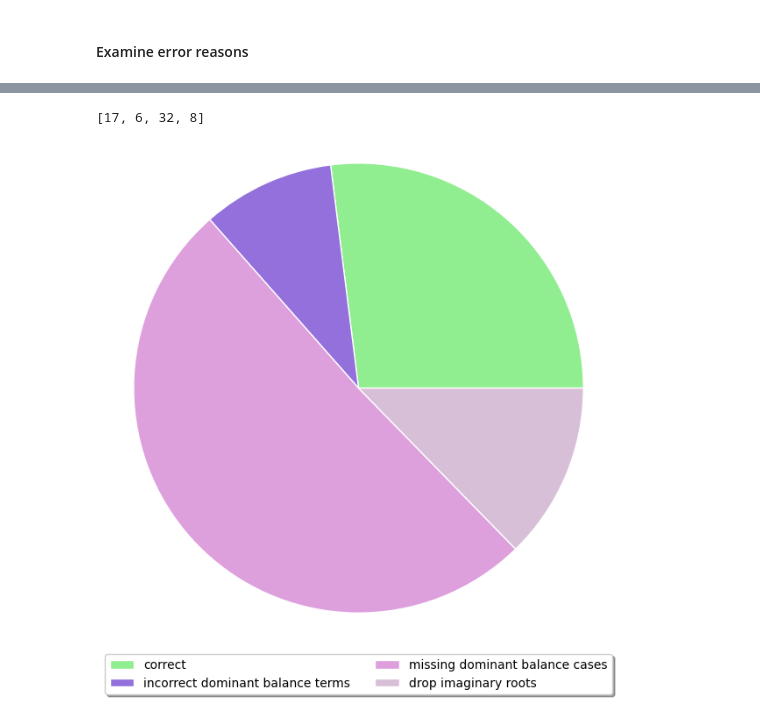
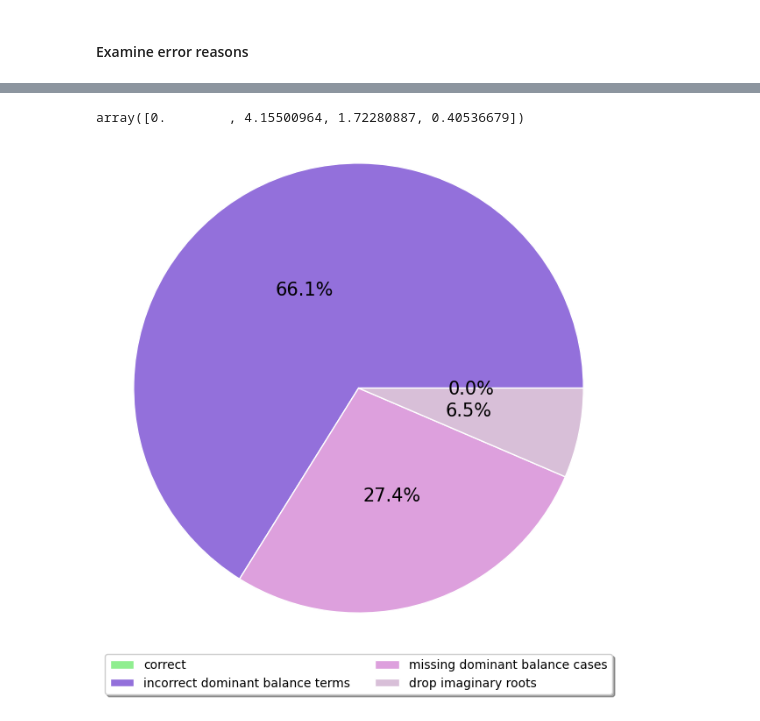
Before and after one commit to sarahmart/HARDMath, a Jupyter notebook: evaluation/paper_plotting.ipynb, the cells around one changed output, grey strips where cells are left out. Drawn from its saved outputs; the diff is of its cells as text; code cells hidden in the pictures.

```diff
--- a/evaluation/paper_plotting.ipynb
+++ b/evaluation/paper_plotting.ipynb
@@ -183,7 +183,7 @@ def calculate_accuracy_breakdown(question_types, json_name):
     return accuracy_breakdown_new
 
 question_types = ['nondimensionalization_symbolic', 'nondimensionalization_numeric', 'polynomial_roots', 'ode', 'laplace_integral', 'traditional_integral']
-json_name = '5shot_codellama'
+json_name = '0shot_gpt4'
 
 accuracy_breakdown_new = calculate_accuracy_breakdown(question_types, json_name)
 # %%
@@ -358,59 +339,54 @@ norm_inner_sizes = inner_sizes / np.sum(inner_sizes)*2*np.pi
 plot_inner = np.cumsum(np.append(0,norm_inner_sizes.flatten()[:-1]))
 # number 23, 5, 4 acquired by human examination of answers
 #outer_sizes = [correct_roots, 23, 5, 4, incorrect_roots]
-outer_sizes = [correct_roots, 6, 32, 8]
+outer_sizes = [correct_roots, 41, 17, 4]
 norm_outer_sizes = outer_sizes / np.sum(outer_sizes)*2*np.pi
 plot_outer = np.cumsum(np.append(0,norm_outer_sizes.flatten()[:-1]))
-# %%
-outer_sizes
-# %% [output]
-[17, 6, 32, 8]
+# %%
+norm_outer_sizes
+# %% [output]
+array([0.        , 4.15500964, 1.72280887, 0.40536679])
 # %%
 # Creating dataset
 size = 6
 
-
-# Creating color scale
-cmap = plt.get_cmap("tab20c")
-outer_colors = cmap(np.arange(6)*4)
-inner_colors = cmap(np.array([1, 2, 5, 6, 9,
-							10, 12, 13, 15,
-							17, 18, 20]))
-
 # Creating plot
 fig, ax = plt.subplots(figsize=(7, 7),
 					subplot_kw=dict(polar=True))
+
+# Calculating the percentage for each sector
+percentages = [size * 100 for size in norm_outer_sizes/(2*np.pi)]
+
 
 bars = ax.bar(x=plot_outer,
 	width=norm_outer_sizes,
 	bottom=1-size,
 	height=size,
 	color=['lightgreen','mediumpurple','plum','thistle'],
 	edgecolor='w',
 	linewidth=1,
 	align="edge")
 
+# Adding percentage text on each sector
+for i, bar in enumerate(bars):
+    height = bar.get_height()
+    ax.text(bar.get_x() + bar.get_width() / 2,
+            height / 2 + bar.get_y(),
+            f'{percentages[i]:.1f}%',
+            ha='center', va='center', color='black', fontsize=15)
+
 # Adding a legend
 labels = ['correct','incorrect dominant balance terms','missing dominant balance cases','drop imaginary roots']
 for bar, label in zip(bars, labels):
     bar.set_label(label)
 
 ax.legend(loc='upper center', bbox_to_anchor=(0.5, -0.05),
           fancybox=True, shadow=True, ncol=2)
-'''ax.bar(x=plot_inner,
-	width=norm_inner_sizes,
-	bottom=1-2*size,
-	height=size,
-	color=['darkseagreen','cornflowerblue','lightcoral'],
-	edgecolor='w',
-	linewidth=1,
-	align="edge")'''
-
 
 #ax.set(title="Detailed Error Types")
 ax.set_axis_off()
 
 # show plot
 plt.show()
 # %% [output]
-[figure, old version]
+[figure, new version]
```
Also changed, not shown: parts of 3 cells of this notebook, 1 other file.
